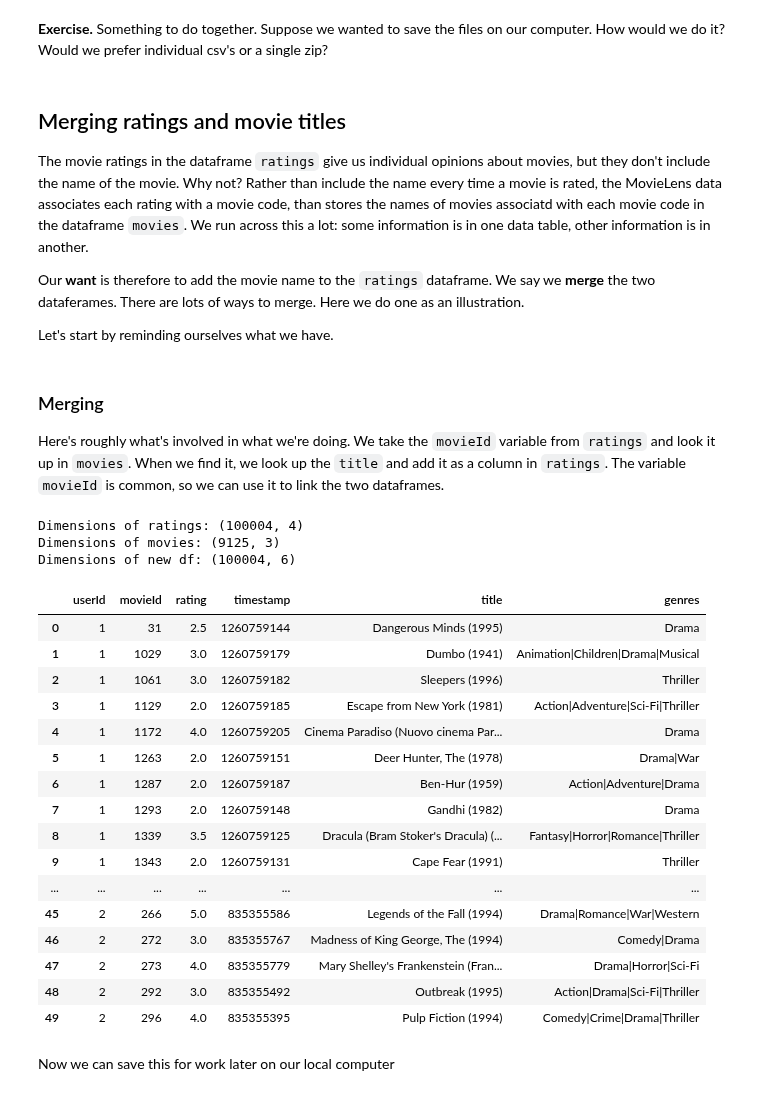
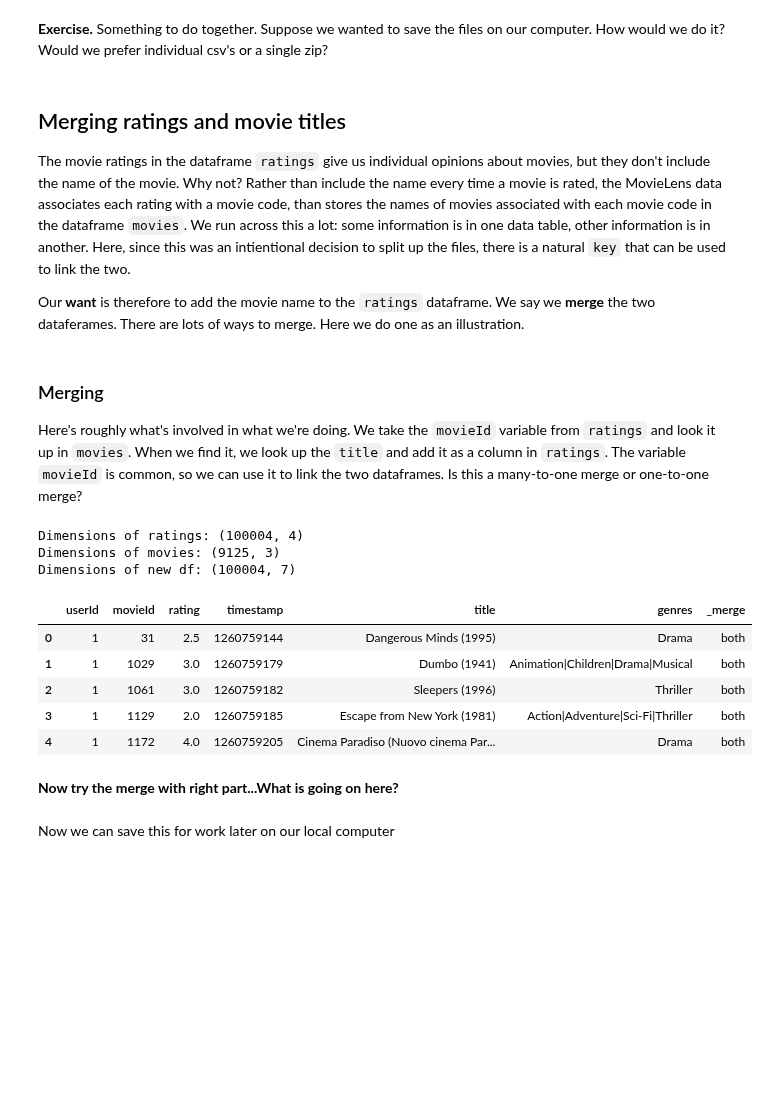
Before and after one commit to mwaugh0328/Data_Bootcamp_Fall_2017, a Jupyter notebook: data_bootcamp_1113/merge_iozip_data.ipynb, the cells around one changed output. Drawn from its saved outputs; the diff is of its cells as text; code cells hidden in the pictures; blank space fills up the shorter version.

```diff
--- a/data_bootcamp_1113/merge_iozip_data.ipynb
+++ b/data_bootcamp_1113/merge_iozip_data.ipynb
@@ -117,47 +209,52 @@ First few rows    userId  movieId  rating   timestamp
 # %% [markdown]
 ## Merging ratings and movie titles
 
-The movie ratings in the dataframe `ratings` give us individual opinions about movies, but they don't include the name of the movie.   Why not?  Rather than include the name every time a movie is rated, the MovieLens data associates each rating with a movie code, than stores the names of movies associatd with each movie code in the dataframe `movies`.  We run across this a lot:  some information is in one data table, other information is in another.
+The movie ratings in the dataframe `ratings` give us individual opinions about movies, but they don't include the name of the movie.   Why not?  Rather than include the name every time a movie is rated, the MovieLens data associates each rating with a movie code, than stores the names of movies associated with each movie code in the dataframe `movies`.  We run across this a lot:  some information is in one data table, other information is in another. Here, since this was an intientional decision to split up the files, there is a natural ``key`` that can be used to link the two.
 
 Our **want** is therefore to add the movie name to the `ratings` dataframe.  We say we **merge** the two dataferames.  There are lots of ways to merge.  Here we do one as an illustration.
-
-Let's start by reminding ourselves what we have.
 # %% [markdown]
 ### Merging
 
-Here's roughly what's involved in what we're doing.  We take the `movieId` variable from `ratings` and look it up in `movies`.  When we find it, we look up the `title` and add it as a column in `ratings`.  The variable `movieId` is common, so we can use it to link the two dataframes.
+Here's roughly what's involved in what we're doing.  We take the `movieId` variable from `ratings` and look it up in `movies`.  When we find it, we look up the `title` and add it as a column in `ratings`.  The variable `movieId` is common, so we can use it to link the two dataframes.  Is this a many-to-one merge or one-to-one merge?
+# %%
+print('Dimensions of ratings:', ratings.shape)
+print('Dimensions of movies:', movies.shape)
+
+# Again note how there are more ratings than movies...
+# It is a many-to-one merge, assign the many ratings
+# to a ONE movie title.
+
+combo = pd.merge(ratings, movies,   # left and right df's
+                 how='left',        # add to left
+                 on='movieId',       # link with this variable/column
+                 indicator=True)
+
+print('Dimensions of new df:', combo.shape)
+
+combo.head()
+# %% [output]
+Dimensions of ratings: (100004, 4)
+Dimensions of movies: (9125, 3)
+Dimensions of new df: (100004, 7)
+|  | userId | movieId | rating | timestamp | title | genres | _merge |
+| 0 | 1 | 31 | 2.5 | 1260759144 | Dangerous Minds (1995) | Drama | both |
+| 1 | 1 | 1029 | 3.0 | 1260759179 | Dumbo (1941) | Animation|Children|Drama|Musical | both |
+| 2 | 1 | 1061 | 3.0 | 1260759182 | Sleepers (1996) | Thriller | both |
+| 3 | 1 | 1129 | 2.0 | 1260759185 | Escape from New York (1981) | Action|Adventure|Sci-Fi|Thriller | both |
+| 4 | 1 | 1172 | 4.0 | 1260759205 | Cinema Paradiso (Nuovo cinema Par... | Drama | both |
+# %% [markdown]
+**Now try the merge with right part...What is going on here?**
 # %%
 combo = pd.merge(ratings, movies,   # left and right df's
-                 how='left',        # add to left
-                 on='movieId'       # link with this variable/column
-                )
+                 how='right',        # add to left
+                 on='movieId',       # link with this variable/column
+                 indicator=True)
 
-print('Dimensions of ratings:', ratings.shape)
-print('Dimensions of movies:', movies.shape)
 print('Dimensions of new df:', combo.shape)
 
-combo.head(50)
+combo.head()
+
+combo[combo["_merge"] == "right_only"]
-# %% [output]
-Dimensions of ratings: (100004, 4)
-Dimensions of movies: (9125, 3)
-Dimensions of new df: (100004, 6)
-|  | userId | movieId | rating | timestamp | title | genres |
-| 0 | 1 | 31 | 2.5 | 1260759144 | Dangerous Minds (1995) | Drama |
-| 1 | 1 | 1029 | 3.0 | 1260759179 | Dumbo (1941) | Animation|Children|Drama|Musical |
-| 2 | 1 | 1061 | 3.0 | 1260759182 | Sleepers (1996) | Thriller |
-| 3 | 1 | 1129 | 2.0 | 1260759185 | Escape from New York (1981) | Action|Adventure|Sci-Fi|Thriller |
-| 4 | 1 | 1172 | 4.0 | 1260759205 | Cinema Paradiso (Nuovo cinema Par... | Drama |
-| 5 | 1 | 1263 | 2.0 | 1260759151 | Deer Hunter, The (1978) | Drama|War |
-| 6 | 1 | 1287 | 2.0 | 1260759187 | Ben-Hur (1959) | Action|Adventure|Drama |
-| 7 | 1 | 1293 | 2.0 | 1260759148 | Gandhi (1982) | Drama |
-| 8 | 1 | 1339 | 3.5 | 1260759125 | Dracula (Bram Stoker's Dracula) (... | Fantasy|Horror|Romance|Thriller |
-| 9 | 1 | 1343 | 2.0 | 1260759131 | Cape Fear (1991) | Thriller |
-| ... | ... | ... | ... | ... | ... | ... |
-| 45 | 2 | 266 | 5.0 | 835355586 | Legends of the Fall (1994) | Drama|Romance|War|Western |
-| 46 | 2 | 272 | 3.0 | 835355767 | Madness of King George, The (1994) | Comedy|Drama |
-| 47 | 2 | 273 | 4.0 | 835355779 | Mary Shelley's Frankenstein (Fran... | Drama|Horror|Sci-Fi |
-| 48 | 2 | 292 | 3.0 | 835355492 | Outbreak (1995) | Action|Drama|Sci-Fi|Thriller |
-| 49 | 2 | 296 | 4.0 | 835355395 | Pulp Fiction (1994) | Comedy|Crime|Drama|Thriller |
 # %% [markdown]
 Now we can save this for work later on our local computer
 # %%
```
Also changed, not shown: parts of 19 cells of this notebook, 1 other file.
